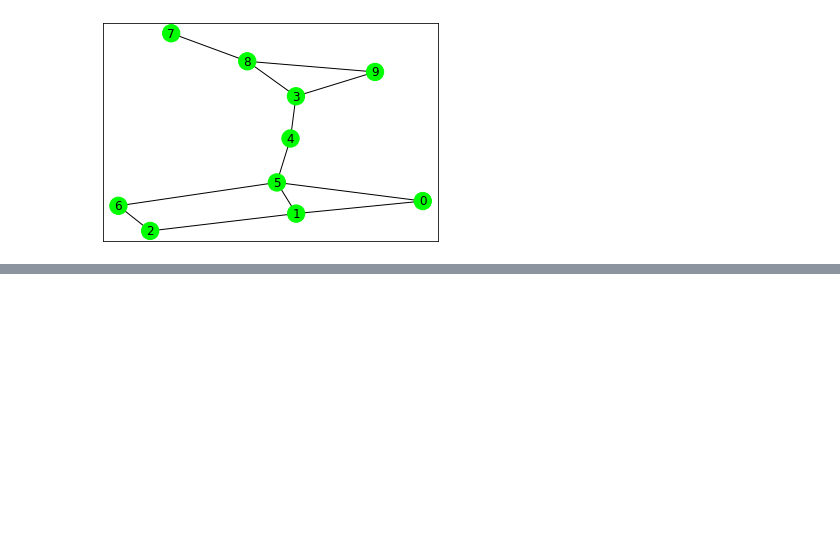
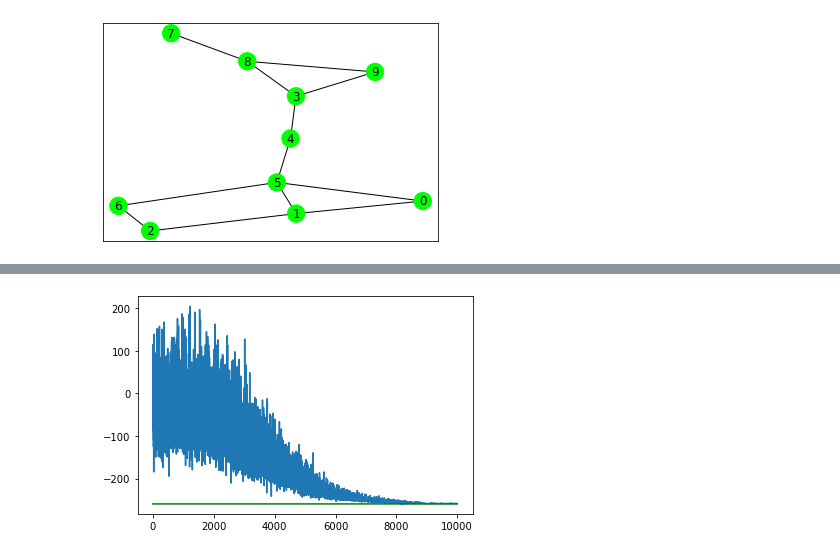
Before and after one commit to CDL-Quantum/CohortProject_2020, a Jupyter notebook: Project_4_Ising_Annealer/Challenge2.ipynb, the cells around one changed output, grey strips where cells are left out. Drawn from its saved outputs; the diff is of its cells as text; code cells hidden in the pictures; blank space fills up the shorter version.

```diff
--- a/Project_4_Ising_Annealer/Challenge2.ipynb
+++ b/Project_4_Ising_Annealer/Challenge2.ipynb
@@ -443,0 +534,16 @@ draw_graph(G, node_color_list, node_label_dict)
+# %%
+
+sigmas = symbols("sigma0:64")
+sigmas = np.reshape(sigmas, (nodes, nodes))
+xs = (sigmas +1) /2
+# iterate over all permutations of (0, 1, 2, 3) to make 4-tensor
+H = 0
+n = nodes
+
+for i1 in range(nodes):
+    for i2 in range(nodes):
+        if not G.has_edge(i1, i2):
+            for j in range(0, n -1):
+                H += xs[i1, j] * xs[i2, j+1]
+
+H
@@ -443,0 +552,9 @@ draw_graph(G, node_color_list, node_label_dict)
+# %%
+P1 = 0
+for i in range(n):
+    temp = 0
+    for j in range(n):
+        temp += xs[i, j]
+    P1 += (1 - temp) ** 2
+
+P1
@@ -443,0 +563,9 @@ draw_graph(G, node_color_list, node_label_dict)
+# %%
+P2 = 0
+for j in range(n):
+    temp = 0
+    for i in range(n):
+        temp += xs[i, j]
+    P2 += (1 - temp) ** 2
+
+P2
@@ -443,0 +574,9 @@ draw_graph(G, node_color_list, node_label_dict)
+# %%
+F = H  + P1 + P2
+# %%
+E0, h, J = reconstruct_interaction_tensors_2_local(F)
+ising = IsingModel2D(E0, h, J, seed=1)
+spins = calc_once(ising, exp_schedule(400, 0.1, 10000), include_exact=False)
+solution = np.reshape(spins, (nodes, nodes))
+# %% [output]
+[figure, added]
```
Also changed, not shown: parts of 21 cells of this notebook.
